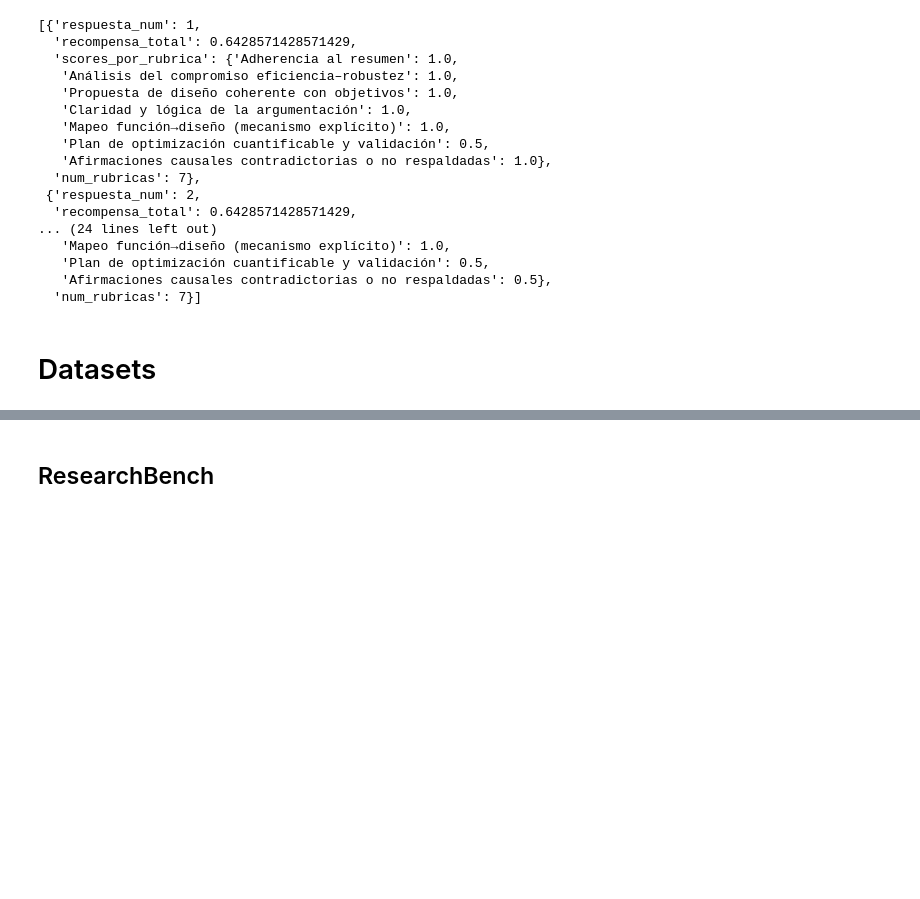
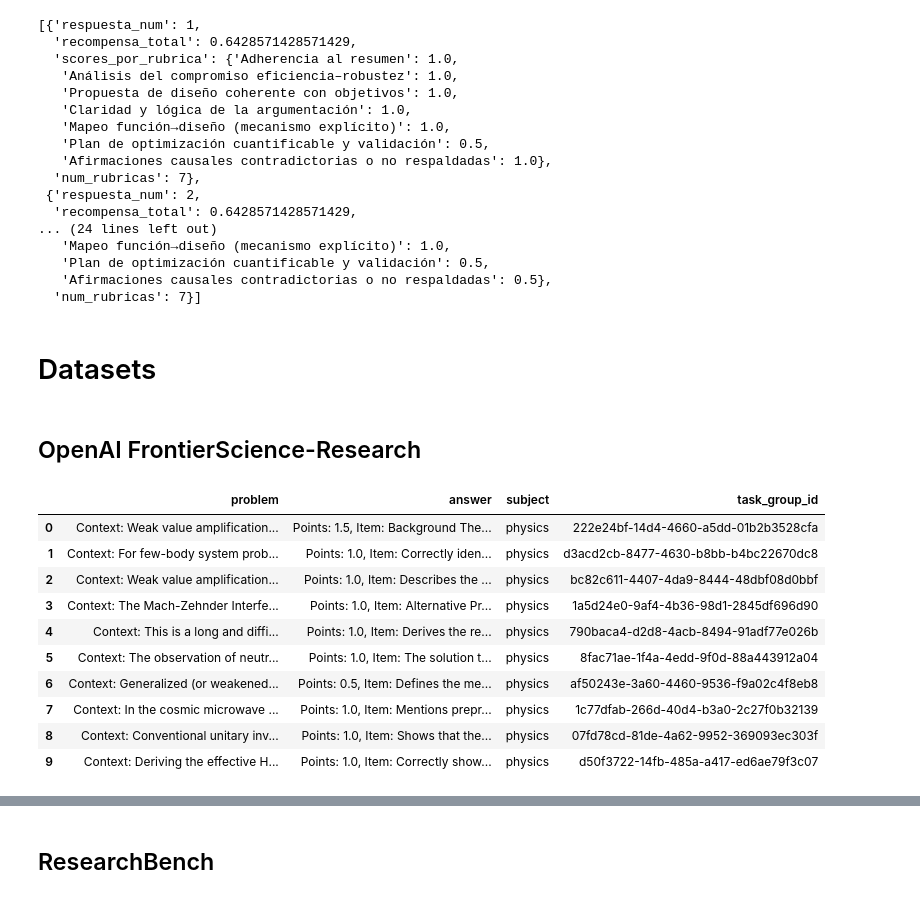
Before and after one commit to lucaspecina/grubrics-science, a Jupyter notebook: dev.ipynb, the cells around one changed output, grey strips where cells are left out. Cells and saved outputs as stored; diff of their text form; code cells hidden in the pictures; blank space fills up the shorter version.

Commit message:
frontier science research

```diff
--- a/dev.ipynb
+++ b/dev.ipynb
@@ -1156,3 +1147,5 @@ evaluaciones
   'num_rubricas': 7}]
 # %% [markdown]
 # Datasets
+# %% [markdown]
+## OpenAI FrontierScience-Research
@@ -1158,0 +1158,19 @@ evaluaciones
+# %%
+# descargar el research/test.json desde https://huggingface.co/datasets/openai/frontierscience/tree/main/research
+
+import pandas as pd
+
+df = pd.read_json("data/frontierscience-research/test.jsonl", lines=True)   # clave: lines=True
+df.head(10)
+# %% [output]
+|  | problem | answer | subject | task_group_id |
+| 0 | Context: Weak value amplification... | Points: 1.5, Item: Background The... | physics | 222e24bf-14d4-4660-a5dd-01b2b3528cfa |
+| 1 | Context: For few-body system prob... | Points: 1.0, Item: Correctly iden... | physics | d3acd2cb-8477-4630-b8bb-b4bc22670dc8 |
+| 2 | Context: Weak value amplification... | Points: 1.0, Item: Describes the ... | physics | bc82c611-4407-4da9-8444-48dbf08d0bbf |
+| 3 | Context: The Mach-Zehnder Interfe... | Points: 1.0, Item: Alternative Pr... | physics | 1a5d24e0-9af4-4b36-98d1-2845df696d90 |
+| 4 | Context: This is a long and diffi... | Points: 1.0, Item: Derives the re... | physics | 790baca4-d2d8-4acb-8494-91adf77e026b |
+| 5 | Context: The observation of neutr... | Points: 1.0, Item: The solution t... | physics | 8fac71ae-1f4a-4edd-9f0d-88a443912a04 |
+| 6 | Context: Generalized (or weakened... | Points: 0.5, Item: Defines the me... | physics | af50243e-3a60-4460-9536-f9a02c4f8eb8 |
+| 7 | Context: In the cosmic microwave ... | Points: 1.0, Item: Mentions prepr... | physics | 1c77dfab-266d-40d4-b3a0-2c27f0b32139 |
+| 8 | Context: Conventional unitary inv... | Points: 1.0, Item: Shows that the... | physics | 07fd78cd-81de-4a62-9952-369093ec303f |
+| 9 | Context: Deriving the effective H... | Points: 1.0, Item: Correctly show... | physics | d50f3722-14fb-485a-a417-ed6ae79f3c07 |
```
Also changed, not shown: parts of 15 cells of this notebook, 1 other file.
